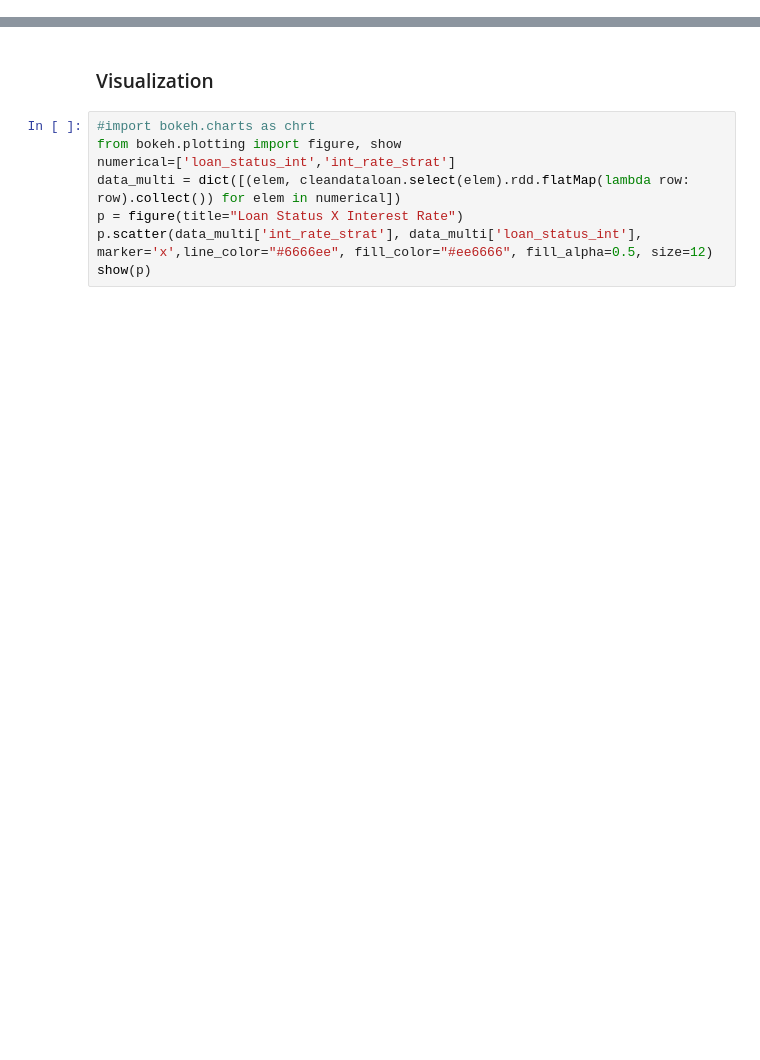
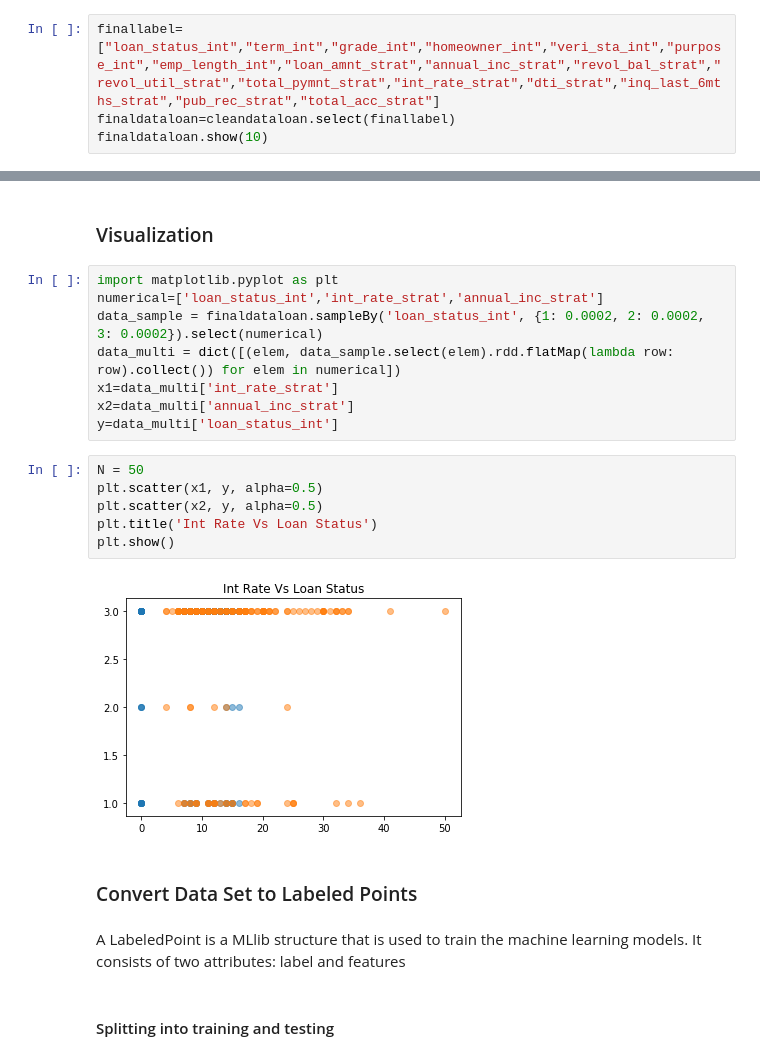
Before and after one commit to kloayza23/PysparkBigDataFinance, a Jupyter notebook: FinalProject.ipynb, the cells around one changed output, grey strips where cells are left out. Drawn from its saved outputs; the diff is of its cells as text; blank space fills up the shorter version.

```diff
--- a/FinalProject.ipynb
+++ b/FinalProject.ipynb
@@ -666,0 +846,4 @@ print(corr)
+# %%
+finallabel=["loan_status_int","term_int","grade_int","homeowner_int","veri_sta_int","purpose_int","emp_length_int","loan_amnt_strat","annual_inc_strat","revol_bal_strat","revol_util_strat","total_pymnt_strat","int_rate_strat","dti_strat","inq_last_6mths_strat","pub_rec_strat","total_acc_strat"]
+finaldataloan=cleandataloan.select(finallabel)
+finaldataloan.show(10)
@@ -667,10 +866,25 @@ print(corr)
 # %% [markdown]
 ### Visualization
-# %%
-#import bokeh.charts as chrt
-from bokeh.plotting import figure, show
-numerical=['loan_status_int','int_rate_strat']
-data_multi = dict([(elem, cleandataloan.select(elem).rdd.flatMap(lambda row: row).collect()) for elem in numerical])
-p = figure(title="Loan Status X Interest Rate")
-p.scatter(data_multi['int_rate_strat'], data_multi['loan_status_int'], marker='x',line_color="#6666ee", fill_color="#ee6666", fill_alpha=0.5, size=12)
-show(p)
+# %%
+import matplotlib.pyplot as plt
+numerical=['loan_status_int','int_rate_strat','annual_inc_strat']
+data_sample = finaldataloan.sampleBy('loan_status_int', {1: 0.0002, 2: 0.0002, 3: 0.0002}).select(numerical)
+data_multi = dict([(elem, data_sample.select(elem).rdd.flatMap(lambda row: row).collect()) for elem in numerical])
+x1=data_multi['int_rate_strat']
+x2=data_multi['annual_inc_strat']
+y=data_multi['loan_status_int']
+# %%
+N = 50
+plt.scatter(x1, y, alpha=0.5)
+plt.scatter(x2, y, alpha=0.5)
+plt.title('Int Rate Vs Loan Status')
+plt.show()
+# %% [output]
+[figure, added]
+# %% [markdown]
+### Convert Data Set to Labeled Points
+# %% [markdown]
+A LabeledPoint is a MLlib structure that is used to train the machine learning
+models. It consists of two attributes: label and features
+# %% [markdown]
+#### Splitting into training and testing
```
Also changed, not shown: parts of 41 cells of this notebook, 47 other files.
